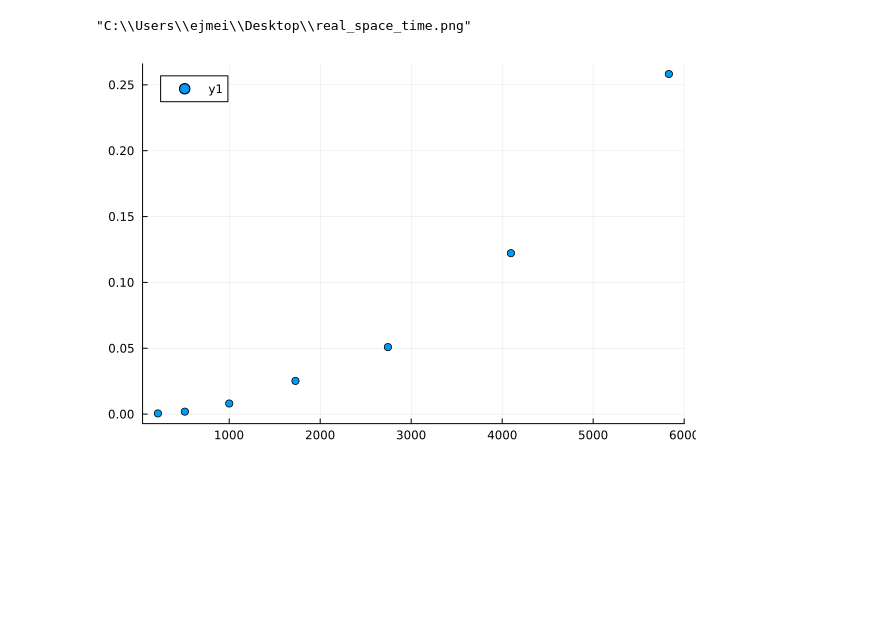
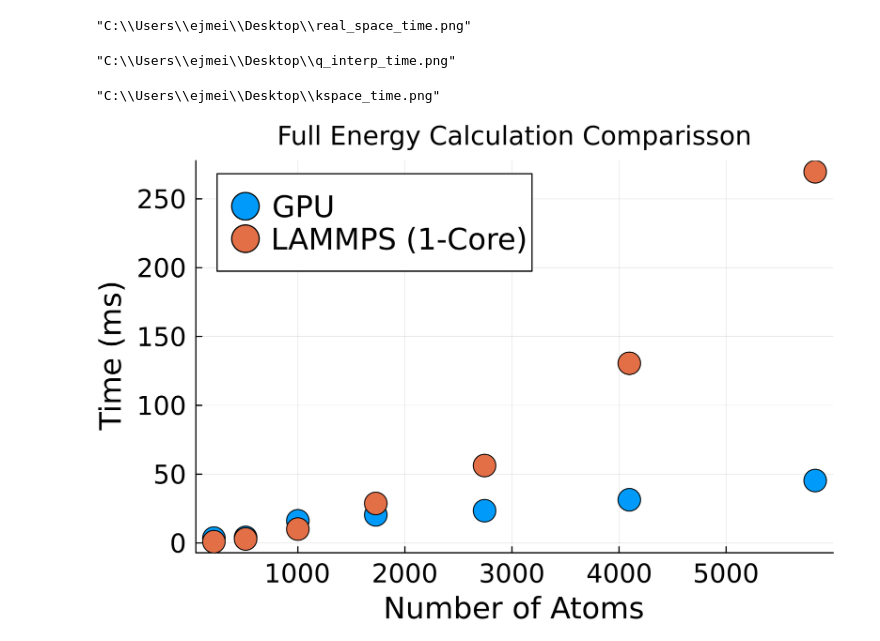
Before and after one commit to ejmeitz/CUDA_P3M, a Jupyter notebook: LongRangeInteractions/examples/plots.ipynb, the cells around one changed output. Drawn from its saved outputs; the diff is of its cells as text; code cells hidden in the pictures; blank space fills up the shorter version.

```diff
--- a/LongRangeInteractions/examples/plots.ipynb
+++ b/LongRangeInteractions/examples/plots.ipynb
@@ -93,9 +94,41 @@ ylabel!("Average Iteration Time (ms)")
 savefig("C:/Users/ejmei/Desktop/real_space_time.png")
 # %% [output]
 "C:\\Users\\ejmei\\Desktop\\real_space_time.png"
-# %%
-LAMMPS_kspace_times = [0.000521, 0.001869, 0.008065, 0.025219, 0.050879,0.12218, 0.25823]
-
-scatter(N_atoms, LAMMPS_kspace_times)
-# %% [output]
-[figure, removed]
+# %%
+q_interp_times = [58.539,57.37,58.92,72.771,206.79,360.653,688]
+scatter(N_atoms, q_interp_times, markersize = 10,xtickfontsize = 14, ytickfontsize = 14,
+xguidefontsize =16,yguidefontsize=16, dpi = 500, legend = false)
+xticks!([0,1000,2000,3000,4000,5000])
+xlabel!("Number of Atoms")
+ylabel!("Time (μs)")
+title!("Charge Interpolation Kernel")
+savefig("C:/Users/ejmei/Desktop/q_interp_time.png")
+# %% [output]
+"C:\\Users\\ejmei\\Desktop\\q_interp_time.png"
+# %%
+errs = [1.00E-03,5.00E-03,1.00E-04,5.00E-05,1.00E-05,5.00E-06,1.00E-06]
+times = [1.568,1.621,1.663,1.689,1.978,2.32,9.342]
+
+scatter(errs, times, xscale = :log10, legend = false, markersize = 10, dpi = 500,
+ xtickfontsize = 14, ytickfontsize = 14,xguidefontsize =16,yguidefontsize=16)
+xlabel!("Requested Error Tolerance")
+ylabel!("Time (ms)")
+title!("Reciprocal Energy Times")
+savefig("C:/Users/ejmei/Desktop/kspace_time.png")
+# %% [output]
+"C:\\Users\\ejmei\\Desktop\\kspace_time.png"
+# %%
+gpu_full_times = [3.541,4.043,16.11,20.434,23.451,31.393,45.343]
+lammps_full_times = [0.9519,2.9018,10.1117,28.713,56.2549,130.553,269.657]
+
+scatter(N_atoms, gpu_full_times, label = "GPU", markersize = 10, dpi = 500,
+ xtickfontsize = 14, ytickfontsize = 14,xguidefontsize =16,yguidefontsize=16,
+  legendfontsize=16)
+scatter!(N_atoms, lammps_full_times, label = "LAMMPS (1-Core)", markersize = 10)
+xlabel!("Number of Atoms")
+ylabel!("Time (ms)")
+title!("Full Energy Calculation Comparisson")
+xticks!([0,1000,2000,3000,4000,5000])
+savefig("C:/Users/ejmei/Desktop/full_energy_time.png")
+# %% [output]
+[figure, added]
```
Also changed, not shown: parts of 1 cell of this notebook, 2 other files.
